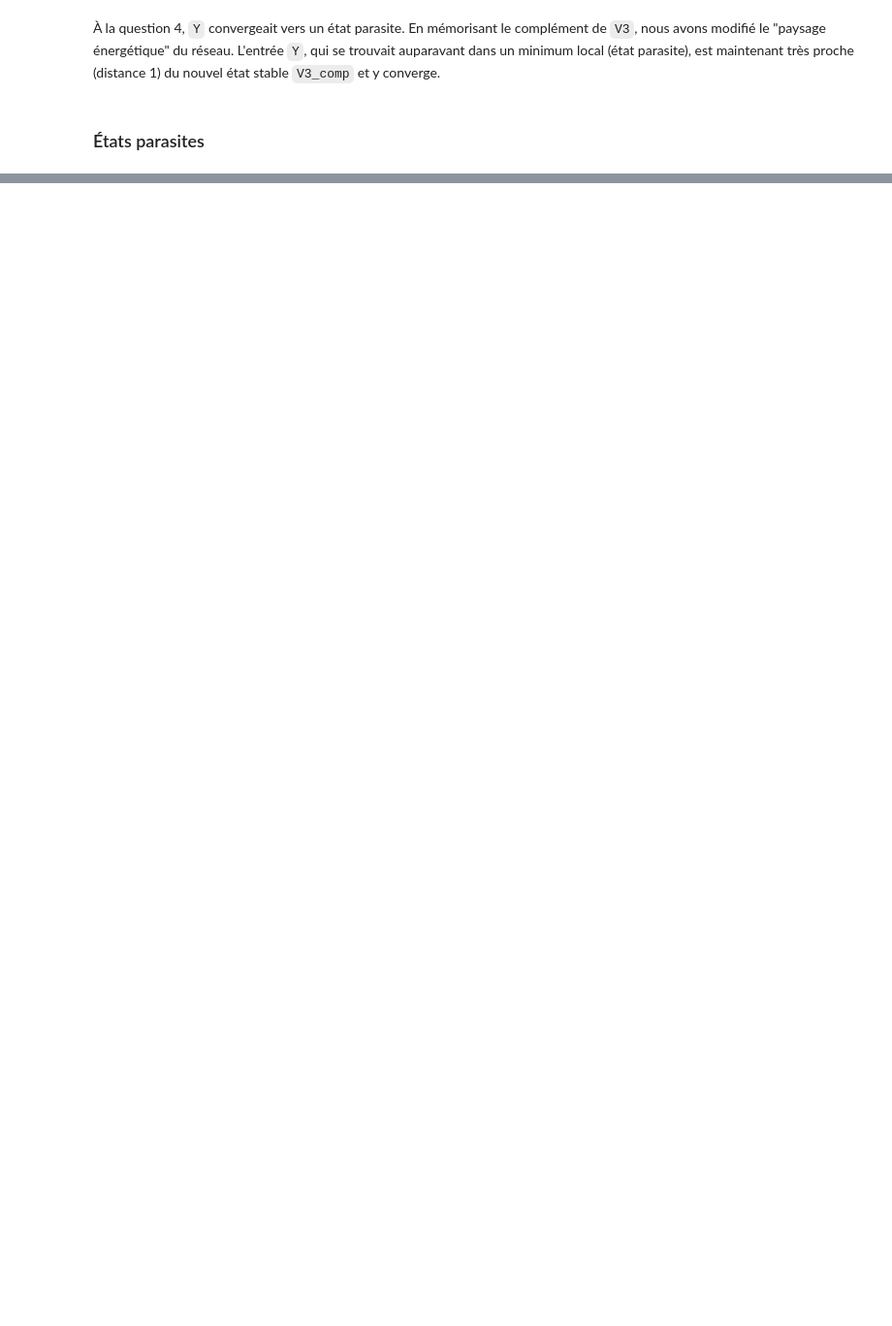
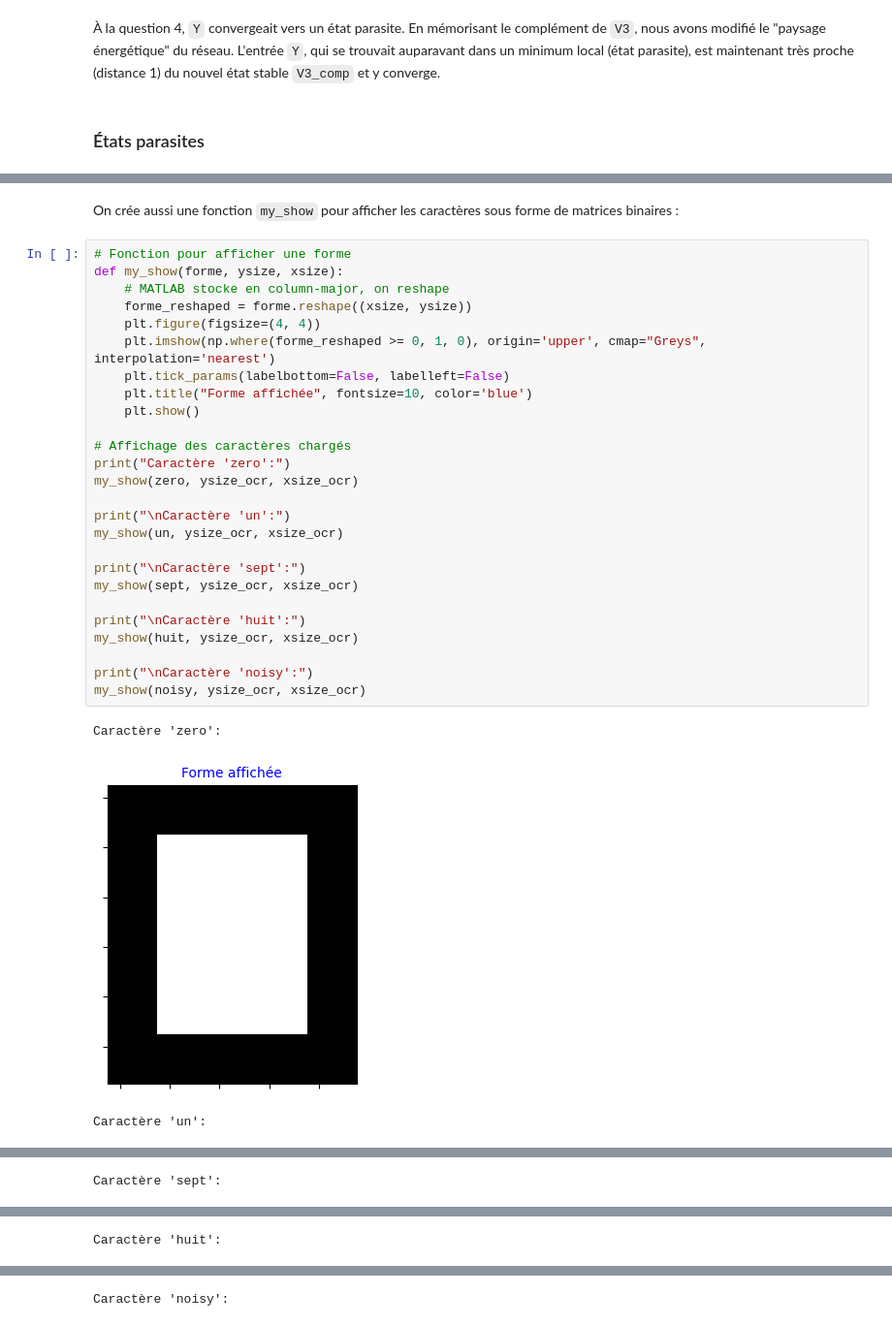
Before and after one commit to Leon-afk1/TP_reseau_neurone, a Jupyter notebook: Lab2/lab2.ipynb, the cells around one changed output, grey strips where cells are left out. Shown at 97% size. Saved outputs shown, nothing was run; the diff lists cells and outputs as text; blank space fills up the shorter version.

```diff
--- a/Lab2/lab2.ipynb
+++ b/Lab2/lab2.ipynb
@@ -518,0 +553,32 @@ Résultat: Le réseau a convergé vers V3_comp. Prédiction confirmée.
+# %% [markdown]
+On crée aussi une fonction `my_show` pour afficher les caractères sous forme de matrices binaires :
+# %%
+# Fonction pour afficher une forme
+def my_show(forme, ysize, xsize):
+    # MATLAB stocke en column-major, on reshape
+    forme_reshaped = forme.reshape((xsize, ysize))
+    plt.figure(figsize=(4, 4))
+    plt.imshow(np.where(forme_reshaped >= 0, 1, 0), origin='upper', cmap="Greys", interpolation='nearest')
+    plt.tick_params(labelbottom=False, labelleft=False)
+    plt.title("Forme affichée", fontsize=10, color='blue')
+    plt.show()
+
+# Affichage des caractères chargés
+print("Caractère 'zero':")
+my_show(zero, ysize_ocr, xsize_ocr)
+
+print("\nCaractère 'un':")
+my_show(un, ysize_ocr, xsize_ocr)
+
+print("\nCaractère 'sept':")
+my_show(sept, ysize_ocr, xsize_ocr)
+
+print("\nCaractère 'huit':")
+my_show(huit, ysize_ocr, xsize_ocr)
+
+print("\nCaractère 'noisy':")
+my_show(noisy, ysize_ocr, xsize_ocr)
+# %% [output]
+Caractère 'zero':
+[figure, added]
+Caractère 'un':
@@ -518,0 +586 @@ Résultat: Le réseau a convergé vers V3_comp. Prédiction confirmée.
+Caractère 'sept':
@@ -518,0 +588 @@ Résultat: Le réseau a convergé vers V3_comp. Prédiction confirmée.
+Caractère 'huit':
@@ -518,0 +590 @@ Résultat: Le réseau a convergé vers V3_comp. Prédiction confirmée.
+Caractère 'noisy':
```
Also changed, not shown: parts of 37 cells of this notebook, 3 other files.
